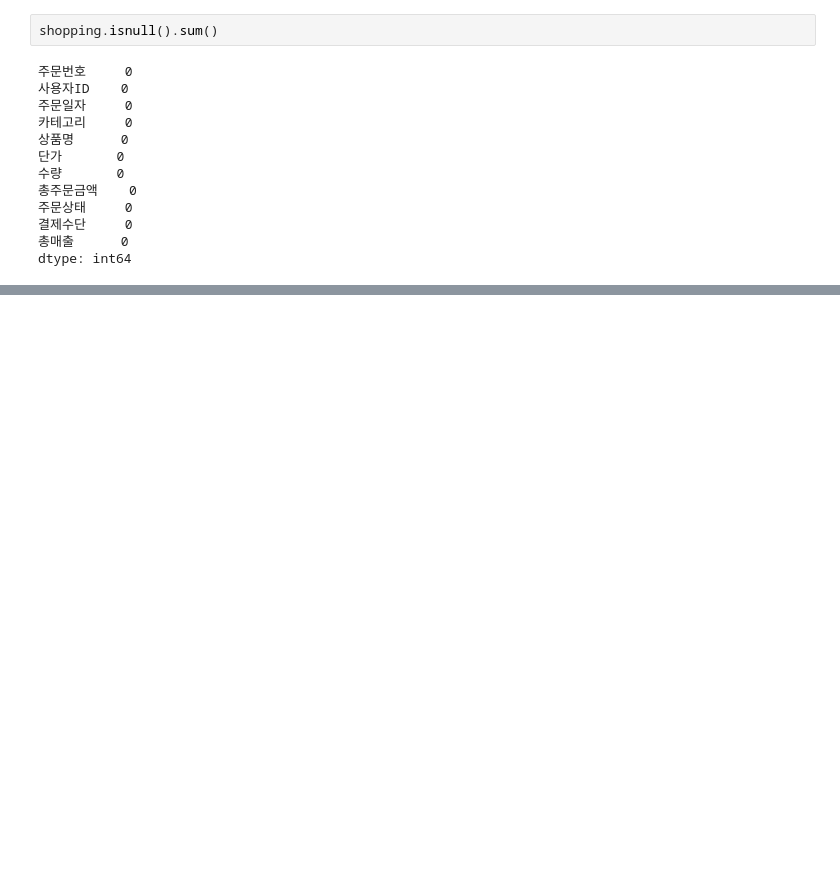
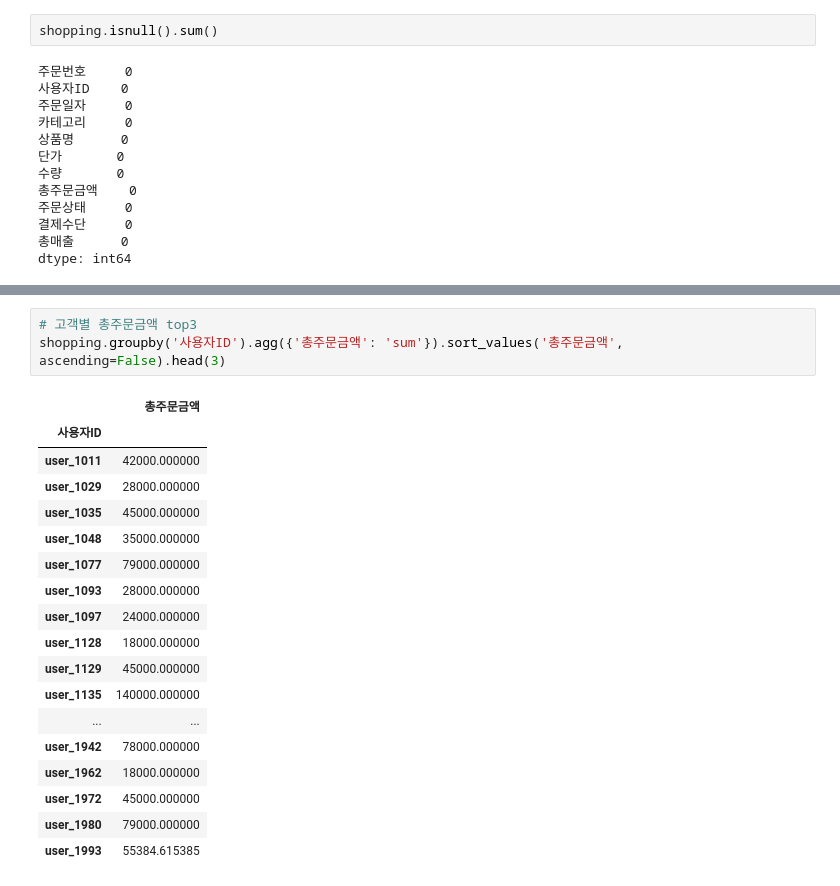
Before and after one commit to Kyyy12345/pandas-study, a Jupyter notebook: challenge-pandas.ipynb, the cells around one changed output, grey strips where cells are left out. Drawn from its saved outputs; the diff is of its cells as text; blank space fills up the shorter version.

```diff
--- a/challenge-pandas.ipynb
+++ b/challenge-pandas.ipynb
@@ -75,0 +86,22 @@ shopping.sort_values('총매출', ascending=False).head(3)
+# %%
+# 고객별 총주문금액 top3
+shopping.groupby('사용자ID').agg({'총주문금액': 'sum'}).sort_values('총주문금액', ascending=False).head(3)
+# %% [output]
+|  | 총주문금액 |
+| 사용자ID |  |
+| user_1011 | 42000.000000 |
+| user_1029 | 28000.000000 |
+| user_1035 | 45000.000000 |
+| user_1048 | 35000.000000 |
+| user_1077 | 79000.000000 |
+| user_1093 | 28000.000000 |
+| user_1097 | 24000.000000 |
+| user_1128 | 18000.000000 |
+| user_1129 | 45000.000000 |
+| user_1135 | 140000.000000 |
+| ... | ... |
+| user_1942 | 78000.000000 |
+| user_1962 | 18000.000000 |
+| user_1972 | 45000.000000 |
+| user_1980 | 79000.000000 |
+| user_1993 | 55384.615385 |
```
Also changed, not shown: parts of 1 cell of this notebook.
